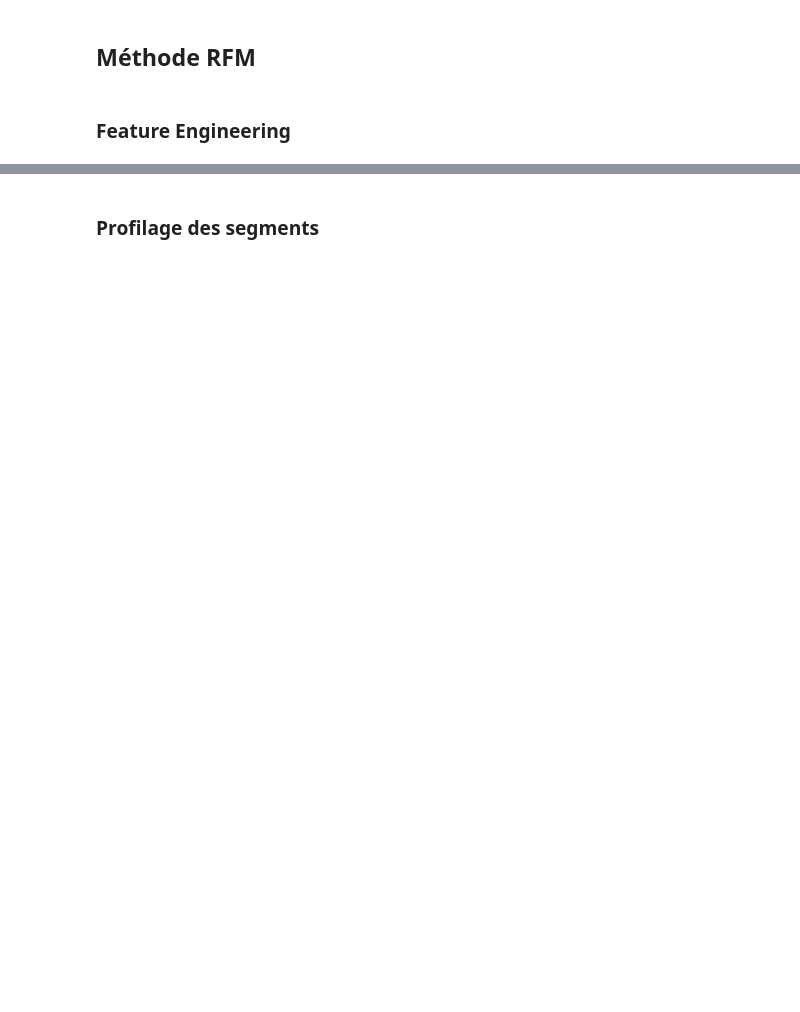
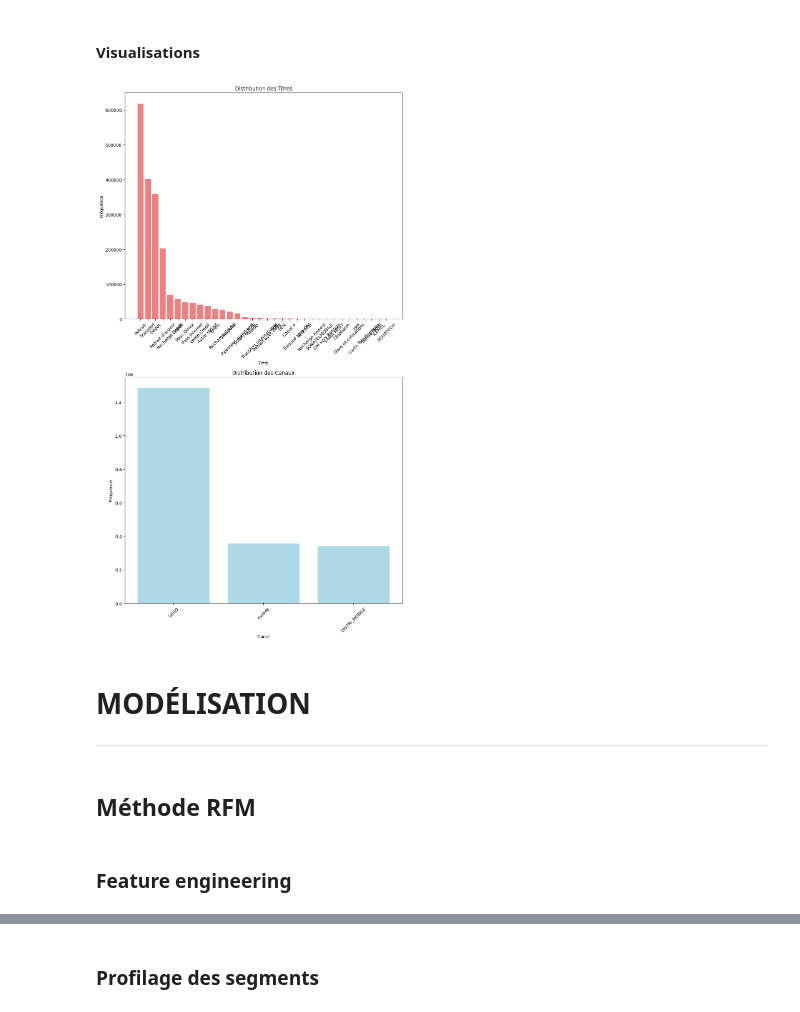
Before and after one commit to momowade221/Notebook_Segmentation_Client_OM, a Jupyter notebook: OM_Segmentation_valeur.ipynb, the cells around one changed output, grey strips where cells are left out. Drawn from its saved outputs; the diff is of its cells as text; code cells hidden in the pictures; blank space fills up the shorter version.

```diff
--- a/OM_Segmentation_valeur.ipynb
+++ b/OM_Segmentation_valeur.ipynb
@@ -221,4 +371,56 @@ Column<'to_date(2022/1/2, yyyy/M/dd)'>
+# %% [markdown]
+#### Visualisations
+# %%
+import matplotlib.pyplot as plt
+import pandas as pd
+
+# Supposons que vous ayez un DataFrame Pandas 'pd_transaction_om' avec les données
+pd_transaction_om=pd_transaction_om
+# Créez une figure avec des sous-graphiques
+fig, axes = plt.subplots(2, 1, figsize=(10, 18))
+
+
+# Sous-graphique 1 : Distribution des Titres
+titre_counts = pd_transaction_om['Titre'].value_counts()
+axes[0].bar(titre_counts.index, titre_counts.values, color='lightcoral')
+axes[0].set_title('Distribution des Titres')
+axes[0].set_xlabel('Titre')
+axes[0].set_ylabel('Fréquence')
+axes[0].tick_params(axis='x', rotation=45)
+
+# Sous-graphique 2 : Distribution des Canaux
+channel_counts = pd_transaction_om['Channel'].value_counts()
+axes[1].bar(channel_counts.index, channel_counts.values, color='lightblue')
+axes[1].set_title('Distribution des Canaux')
+axes[1].set_xlabel('Canal')
+axes[1].set_ylabel('Fréquence')
+axes[1].tick_params(axis='x', rotation=45)
+
+
+# # Sous-graphique 1 : Distribution des Montants (Intervalles de 10,000)
+# montants = pd_transaction_om['Montant'].astype(float)
+# bins = range(0, int(montants.max()) + 10000, 10000)
+# hist, edges = np.histogram(montants, bins=bins)
+# axes[2].hist(montants, bins=bins, color='skyblue', edgecolor='black')
+# axes[2].set_xticks(edges)
+# axes[2].set_xticklabels([f'{edges[i]:,.0f}-{edges[i+1]:,.0f}' for i in range(len(edges) - 1)])
+# axes[2].set_title('Distribution des Montants (Intervalles de 10,000)')
+# axes[2].set_xlabel('Montant')
+# axes[2].set_ylabel('Fréquence')
+
+
+# Ajustez l'espacement entre les sous-graphiques
+plt.tight_layout()
+
+# Affichez les sous-graphiques
+plt.show()
+# %% [output]
+[figure, added]
+# %% [markdown]
+# **MODÉLISATION**
+
+---
 # %% [markdown]
 ## **Méthode RFM**
 # %% [markdown]
-### Feature Engineering
+### Feature engineering
```
Also changed, not shown: parts of 118 cells of this notebook.
